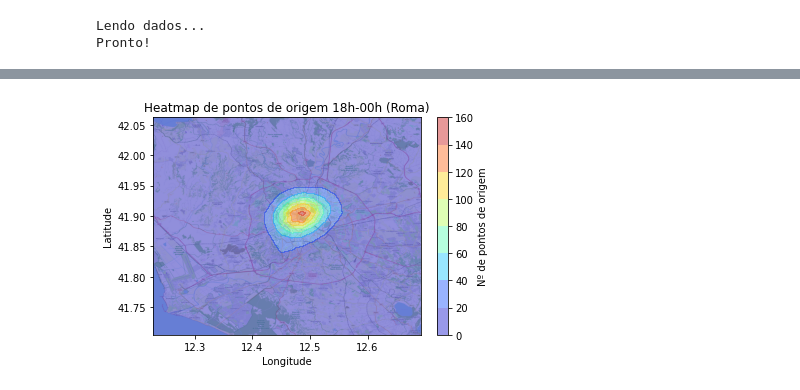
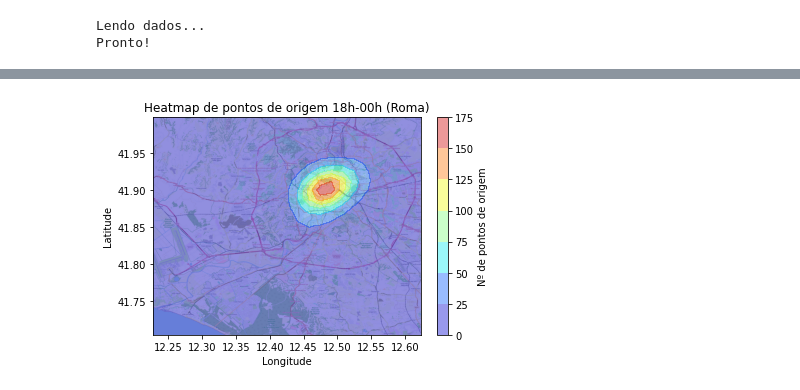
Before and after one commit to TulioNPL/Pesquisa, a Jupyter notebook: jupyter/mainRoma.ipynb, the cells around one changed output, grey strips where cells are left out. Cells and saved outputs as stored; diff of their text form; code cells hidden in the pictures.

```diff
--- a/jupyter/mainRoma.ipynb
+++ b/jupyter/mainRoma.ipynb
@@ -382,8 +382,8 @@ y = []
 
 
 for i in range(len(posDestino['long'])):
-    if posDestino['long'][i] > 12.2 and posDestino['long'][i] < 12.7 and\
-            posDestino['lat'][i] > 41.7 and posDestino['lat'][i] < 42.1:
+    if posDestino['long'][i] >= 12.20 and posDestino['long'][i] <= 12.63 and\
+            posDestino['lat'][i] >= 41.70 and posDestino['lat'][i] < 42:
         x.append(posDestino['long'][i])
         y.append(posDestino['lat'][i])
 
@@ -409,7 +409,7 @@ plt.xlabel('Longitude')
 plt.ylabel('Latitude')
 
 # you can also overlay your soccer field
-im = plt.imread(path+'/img/backmap_all_Roma1.png')
+im = plt.imread(path+'/img/backmap_all_Roma1b.png')
 ax.imshow(im, extent=[x.min(), x.max(), y.min(), y.max()], aspect='auto')
 plt.savefig(path+"/img/mapaCalorDestino_Roma3b_18To0.png", dpi=300, transparent=False, facecolor='white')
 # %% [output]
@@ -481,37 +478,37 @@ ax.imshow(im, extent=[x.min(), x.max(), y.min(), y.max()], aspect='auto')
 x = []
 y = []
 
 for i in range(len(posOrigem['long'])):
-    if posOrigem['long'][i] > 12.2 and posOrigem['long'][i] < 12.7 and\
-            posOrigem['lat'][i] > 41.7 and posOrigem['lat'][i] < 42.1:
+    if posDestino['long'][i] >= 12.20 and posDestino['long'][i] <= 12.63 and\
+            posDestino['lat'][i] >= 41.70 and posDestino['lat'][i] < 42:
         x.append(posOrigem['long'][i])
         y.append(posOrigem['lat'][i])
 
 x = np.array(x)
 y = np.array(y)
 
 k = gaussian_kde(np.vstack([x, y]))
 xi, yi = np.mgrid[x.min():x.max():x.size**0.5*1j,y.min():y.max():y.size**0.5*1j]
 zi = k(np.vstack([xi.flatten(), yi.flatten()]))
 
 fig, ax = plt.subplots()
 
 # alpha=0.5 will make the plots semitransparent
 plot = ax.contourf(xi, yi, zi.reshape(xi.shape), cmap=plt.cm.jet, alpha=0.4)
 fig.colorbar(plot,label="Nº de pontos de origem")
 
 ax.set_title('Heatmap de pontos de origem 18h-00h (Roma)')
 ax.set_xlim(x.min(), x.max())
 ax.set_ylim(y.min(), y.max())
 plt.xlabel('Longitude')
 plt.ylabel('Latitude')
 
 # you can also overlay your soccer field
-im = plt.imread(path+'/img/backmap_all_Roma1.png')
+im = plt.imread(path+'/img/backmap_all_Roma1b.png')
 ax.imshow(im, extent=[x.min(), x.max(), y.min(), y.max()], aspect='auto')
 plt.savefig(path+"/img/mapaCalorOrigem_Roma3b_18To0.png", dpi=300, transparent=False, facecolor='white')
 # %% [output]
-[figure, old version]
+[figure, new version]
 # %%
 ### Plota um histograma2D das origens das trips
 x = []
```
Also changed, not shown: parts of 3 cells of this notebook, 3 other files.
